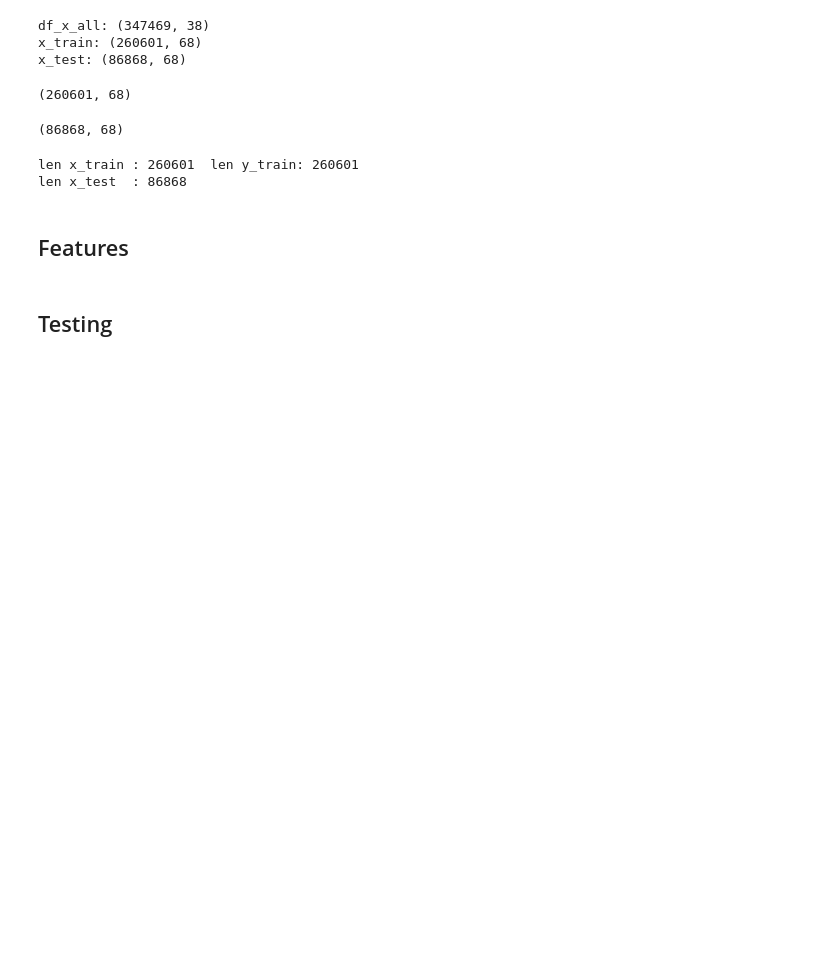
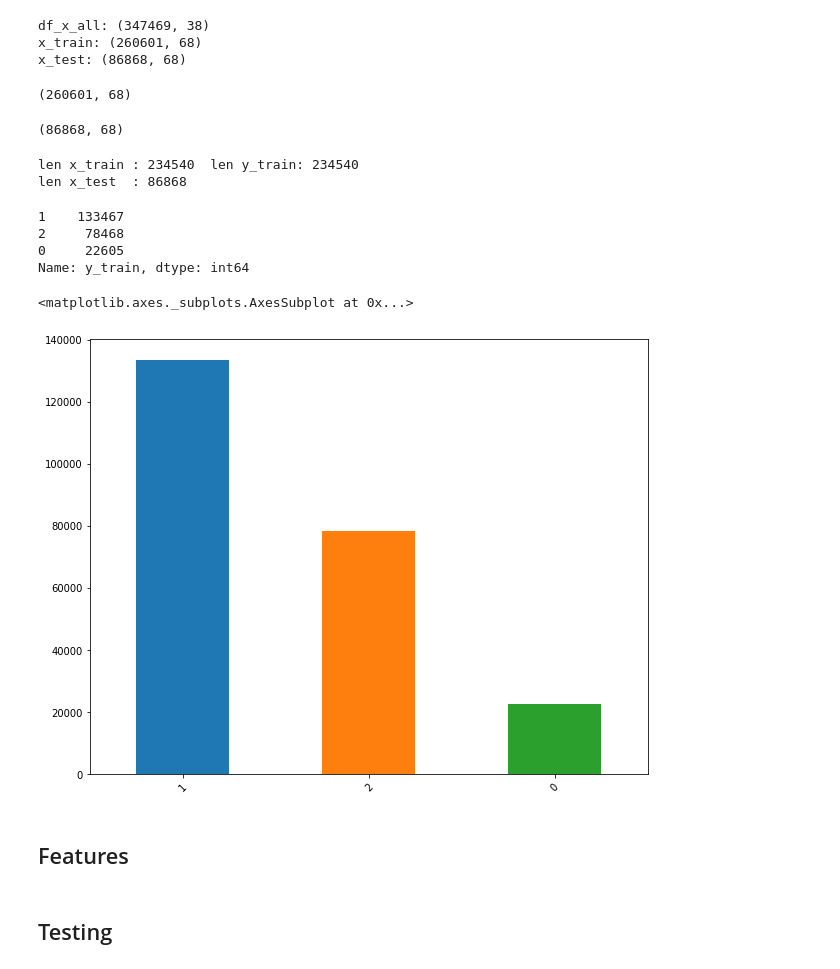
Before and after one commit to romulocosta100/challenge_earthquake, a Jupyter notebook: Test_feature_importance.ipynb, the cells around one changed output. Saved outputs shown, nothing was run; the diff lists cells and outputs as text; code cells hidden in the pictures; blank space fills up the shorter version.

```diff
--- a/Test_feature_importance.ipynb
+++ b/Test_feature_importance.ipynb
@@ -94,13 +101,28 @@ x_test.shape
 del df_x_all,df_x_train,df_y_train,data_train,df_x_test
 # %%
 #get x_dev and y_dev (10% from train)
-#x_train, x_dev, y_train, y_dev = train_test_split( x_train, y_train, test_size=0.1, random_state=42,shuffle=True)
+x_train, x_dev, y_train, y_dev = train_test_split( x_train, y_train, test_size=0.1, random_state=44,shuffle=True)
+
+y_train = np.array([x-1 for x in y_train])
+y_dev = np.array([x-1 for x in y_dev])
 # %%
 print("len x_train : %d  len y_train: %d " %(len(x_train),len(y_train)) )
 #print("len x_dev   : %d  len y_dev  : %d " %(len(x_dev),len(y_dev)) )
 print("len x_test  : %d" %(len(x_test)) )
 # %% [output]
-len x_train : 260601  len y_train: 260601
+len x_train : 234540  len y_train: 234540
 len x_test  : 86868
+# %%
+d = {'y_train': y_train}
+df_y_train = pd.DataFrame(d)
+print(df_y_train["y_train"].value_counts())
+df_y_train["y_train"].value_counts().plot.bar( figsize = (10, 8), rot=45 )
+# %% [output]
+1    133467
+2     78468
+0     22605
+Name: y_train, dtype: int64
+<matplotlib.axes._subplots.AxesSubplot at 0x...>
+[figure, added]
 # %% [markdown]
 ## Features
```
Also changed, not shown: parts of 12 cells of this notebook, 11 other files.
